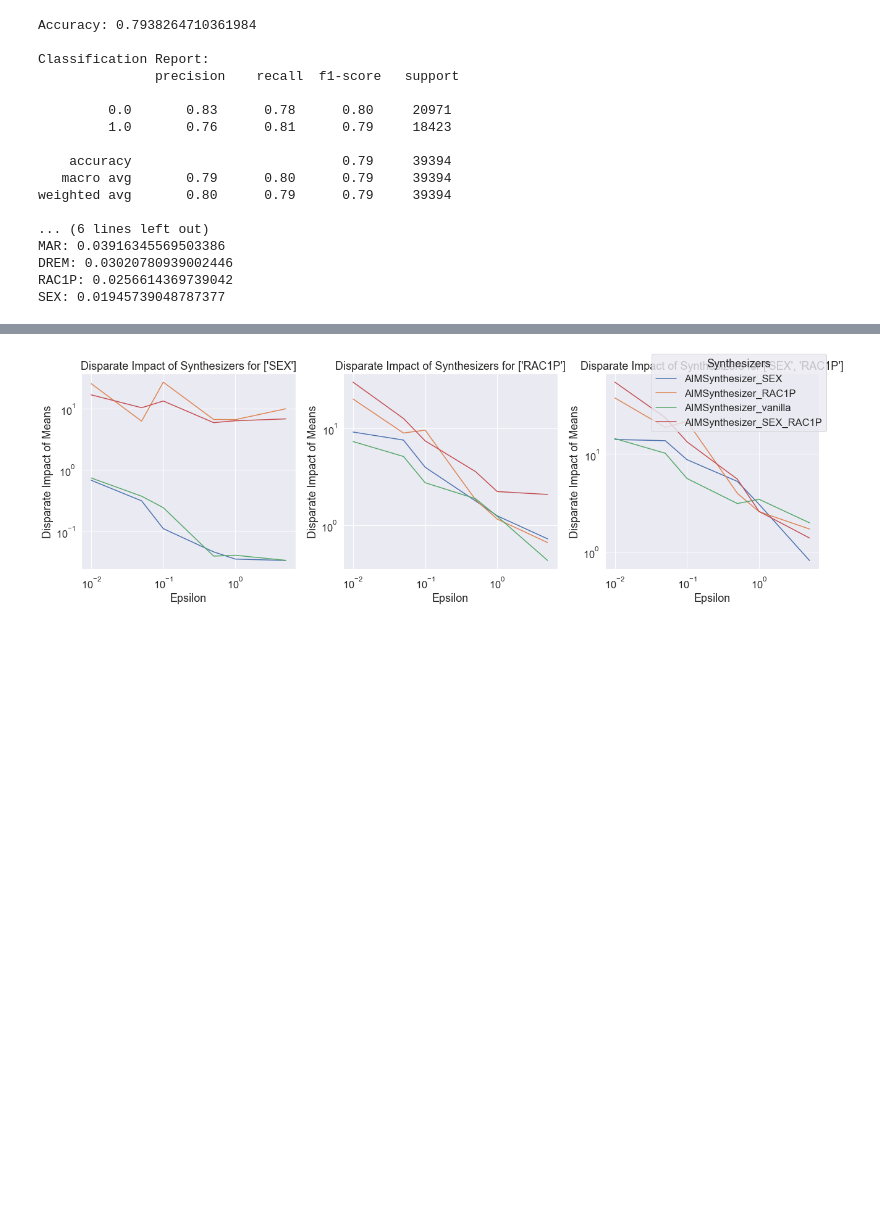
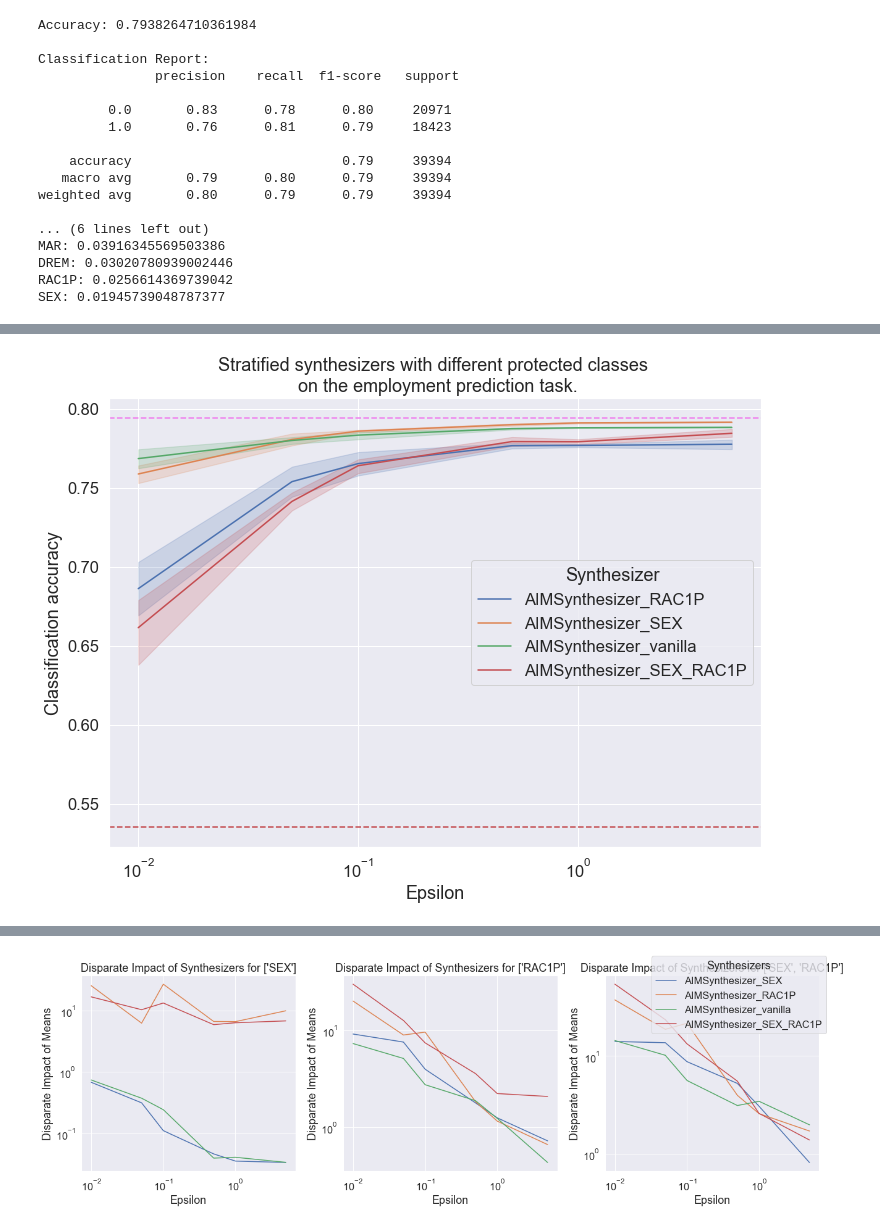
Before and after one commit to lurosenb/stratify_dp, a Jupyter notebook: model_training.ipynb, the cells around one changed output, grey strips where cells are left out. Saved outputs shown, nothing was run; the diff lists cells and outputs as text; code cells hidden in the pictures; blank space fills up the shorter version.

```diff
--- a/model_training.ipynb
+++ b/model_training.ipynb
@@ -578,2 +627,6 @@ plot_performance_synths_subplots(performance_df, overall_accuracy=accuracy_overa
+# %%
+plot_performance_synths_all_one_plot(performance_df, overall_accuracy=accuracy_overall)
+# %% [output]
+[figure, added]
 # %%
 def plot_disparate_impact_subplots_strata_only_limited(performance_df, function_name):
```
Also changed, not shown: parts of 14 cells of this notebook, 3 other files.
